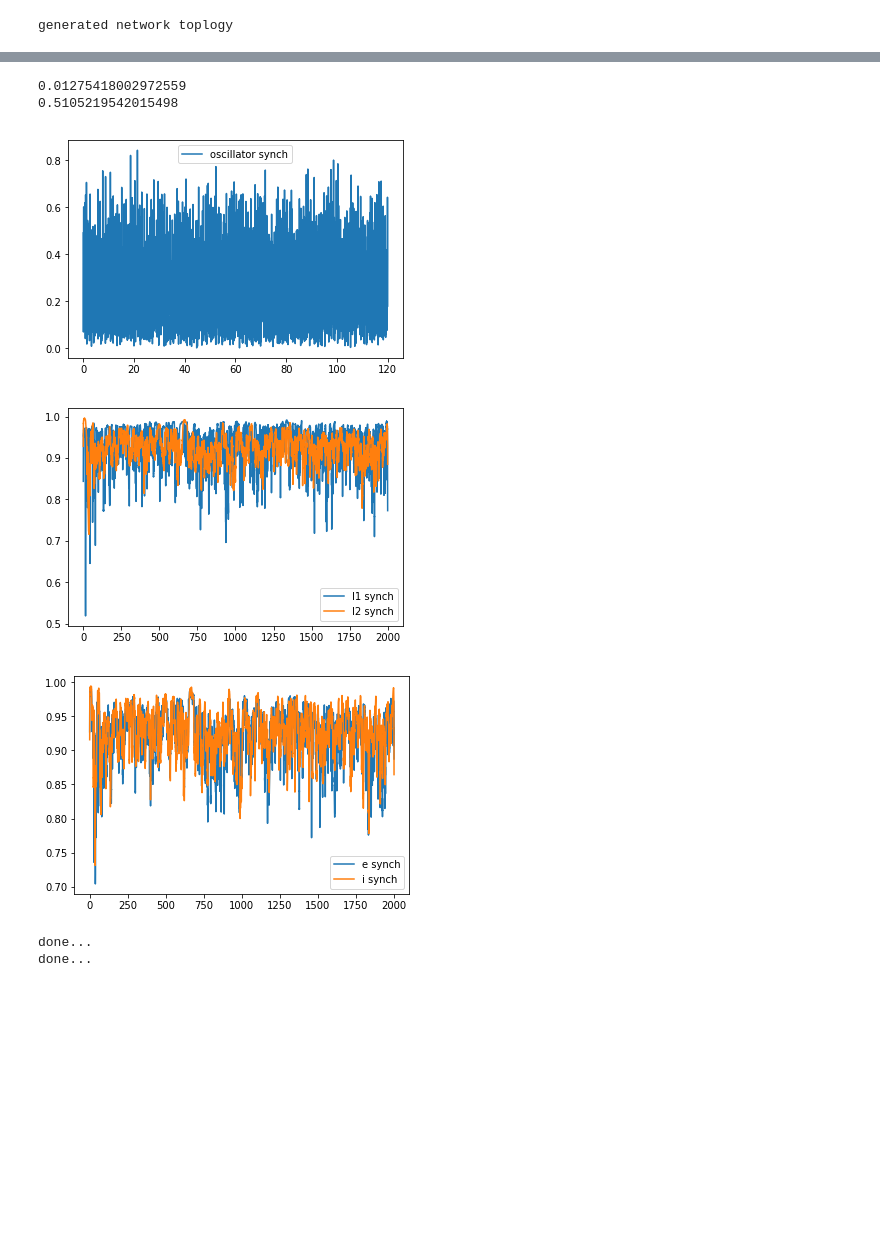
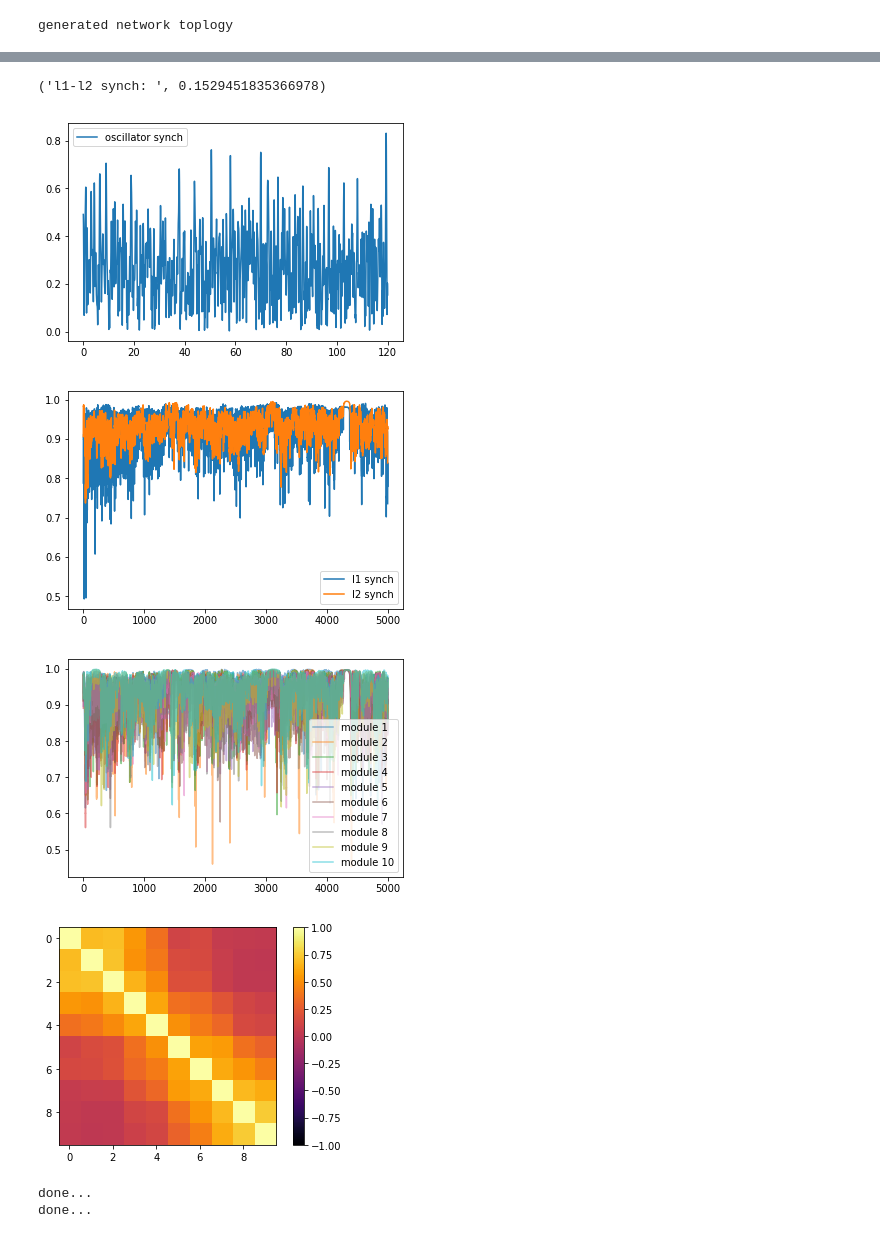
Before and after one commit to dhadjia1/epilepsy_kuramoto, a Jupyter notebook: izhi/main-desynch.ipynb, the cells around one changed output, grey strips where cells are left out. Cells and saved outputs as stored; diff of their text form; code cells hidden in the pictures; blank space fills up the shorter version.

```diff
--- a/izhi/main-desynch.ipynb
+++ b/izhi/main-desynch.ipynb
@@ -87,18 +75,27 @@ Acquired spike trains for both layers in 0.312 seconds
 # %%
-l1_cells = get_layer(net.cell_attributes, layer=1)
-l2_cells = get_layer(net.cell_attributes, layer=2)
+all_cells = net.cell_attributes.copy()
 
-e_cells = get_cell_type(net.cell_attributes, cell_type='e')
-i_cells = get_cell_type(net.cell_attributes, cell_type='i')
+l1_cells = get_layer(all_cells, layer=1)
+l2_cells = get_layer(all_cells, layer=2)
+
+module_cells = []
+for i in xrange(nlayer2):
+    module_cells.append(get_module(all_cells, layer=2, module=i, cell_type='both'))
+
 
 l1_synch = get_synch_from_voltages(l1_cells)
 print('layer 1 synch calculated')
 l2_synch = get_synch_from_voltages(l2_cells)
 print('layer 2 synch calculated')
-e_synch = get_synch_from_voltages(e_cells)
-print('excitatory cell synch calculated')
-i_synch = get_synch_from_voltages(i_cells)
-print('inhibitory cell synch calculated')
+# e_synch = get_synch_from_voltages(e_cells)
+# print('excitatory cell synch calculated')
+# i_synch = get_synch_from_voltages(i_cells)
+# print('inhibitory cell synch calculated')
+
+module_synchs = []
+for (i,module) in enumerate(module_cells):
+    module_synchs.append(get_synch_from_voltages(module))
+    print(i)
 # %% [output]
 layer 1 synch calculated
 layer 2 synch calculated
@@ -107,32 +112,43 @@ inhibitory cell synch calculated
 # %%
 %matplotlib inline
 
-print(np.corrcoef(l1_synch, l2_synch)[0][1])
-print(np.corrcoef(e_synch, i_synch)[0][1])
 
 synchrony = net.kuramoto_network['dynamic synchrony']
 ktime     = net.kuramoto_network['dynamic time']
 plt.figure()
 plt.plot(ktime, synchrony, label='oscillator synch')
 plt.legend()
 
 plt.figure()
 plt.plot(net.kuramoto_sim_time, l1_synch, label='l1 synch')
 plt.plot(net.kuramoto_sim_time, l2_synch, label='l2 synch')
 plt.legend()
 
+# plt.figure()
+# plt.plot(net.kuramoto_sim_time, e_synch, label='e synch')
+# plt.plot(net.kuramoto_sim_time, i_synch, label='i synch')
+# plt.legend()
+
 plt.figure()
-plt.plot(net.kuramoto_sim_time, e_synch, label='e synch')
-plt.plot(net.kuramoto_sim_time, i_synch, label='i synch')
+for i in xrange(len(module_synchs)):
+    plt.plot(net.kuramoto_sim_time, module_synchs[i], label='module %i' % (i+1), alpha=0.5)
 plt.legend()
 
+
+print('l1-l2 synch: ', np.corrcoef(l1_synch, l2_synch)[0][1])
+micro_corr = np.corrcoef(module_synchs)
+
+plt.figure()
+plt.imshow(micro_corr, vmin=-1., vmax=1., cmap='inferno')
+plt.colorbar()
+
 plt.show()
 # %% [output]
-0.01275418002972559
-0.5105219542015498
+('l1-l2 synch: ', 0.1529451835366978)
-[figure, old version]
+[figure, new version]
-[figure, old version]
+[figure, new version]
-[figure, old version]
+[figure, new version]
+[figure, added]
 # %%
 # Get spike times
 
```
Also changed, not shown: parts of 7 cells of this notebook, 6 other files.
